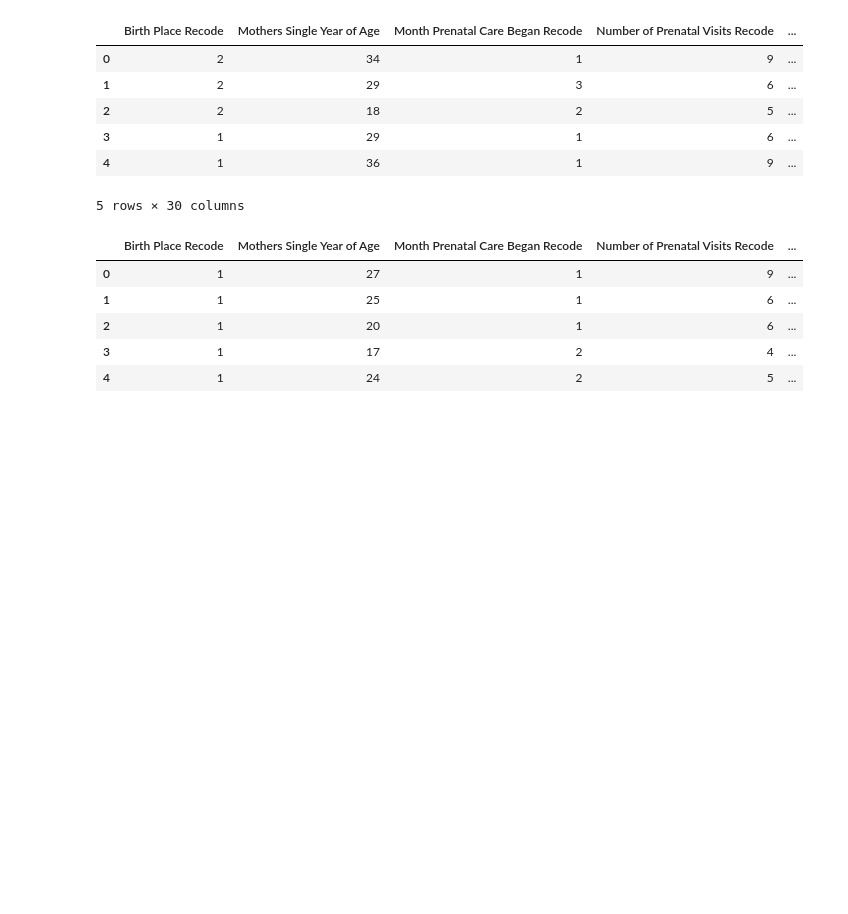
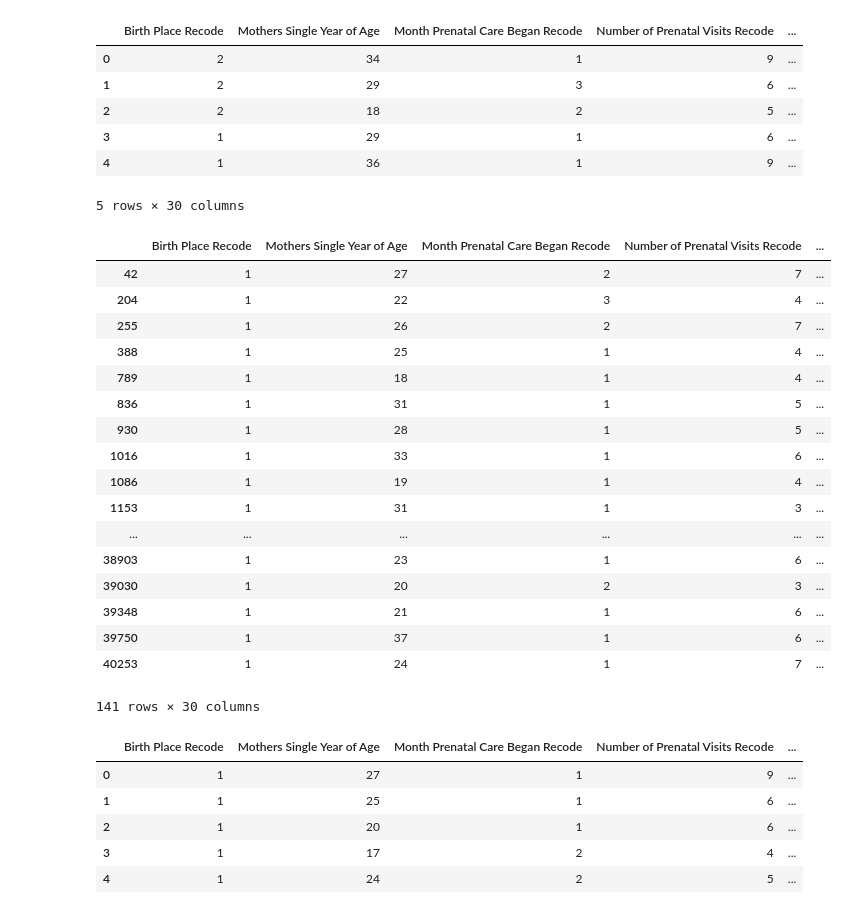
Before and after one commit to 7saheelahmed/Infant-Mortality-Prediction, a Jupyter notebook: Infant Mortality Prediction.ipynb, the cells around one changed output. Drawn from its saved outputs; the diff is of its cells as text; code cells hidden in the pictures; blank space fills up the shorter version.

```diff
--- a/Infant Mortality Prediction.ipynb
+++ b/Infant Mortality Prediction.ipynb
@@ -21,3 +23,24 @@ train_df.head()
+# %%
+train_df[train_df["Infant Living at Time of Report"] == 0]
+# %% [output]
+|  | Birth Place Recode | Mothers Single Year of Age | Month Prenatal Care Began Recode | Number of Prenatal Visits Recode | ... |
+| 42 | 1 | 27 | 2 | 7 | ... |
+| 204 | 1 | 22 | 3 | 4 | ... |
+| 255 | 1 | 26 | 2 | 7 | ... |
+| 388 | 1 | 25 | 1 | 4 | ... |
+| 789 | 1 | 18 | 1 | 4 | ... |
+| 836 | 1 | 31 | 1 | 5 | ... |
+| 930 | 1 | 28 | 1 | 5 | ... |
+| 1016 | 1 | 33 | 1 | 6 | ... |
+| 1086 | 1 | 19 | 1 | 4 | ... |
+| 1153 | 1 | 31 | 1 | 3 | ... |
+| ... | ... | ... | ... | ... | ... |
+| 38903 | 1 | 23 | 1 | 6 | ... |
+| 39030 | 1 | 20 | 2 | 3 | ... |
+| 39348 | 1 | 21 | 1 | 6 | ... |
+| 39750 | 1 | 37 | 1 | 6 | ... |
+| 40253 | 1 | 24 | 1 | 7 | ... |
+141 rows × 30 columns
 # %%
 test_df = pd.read_csv("test_infant.csv")
 test_df.head()
```
Also changed, not shown: parts of 13 cells of this notebook.
